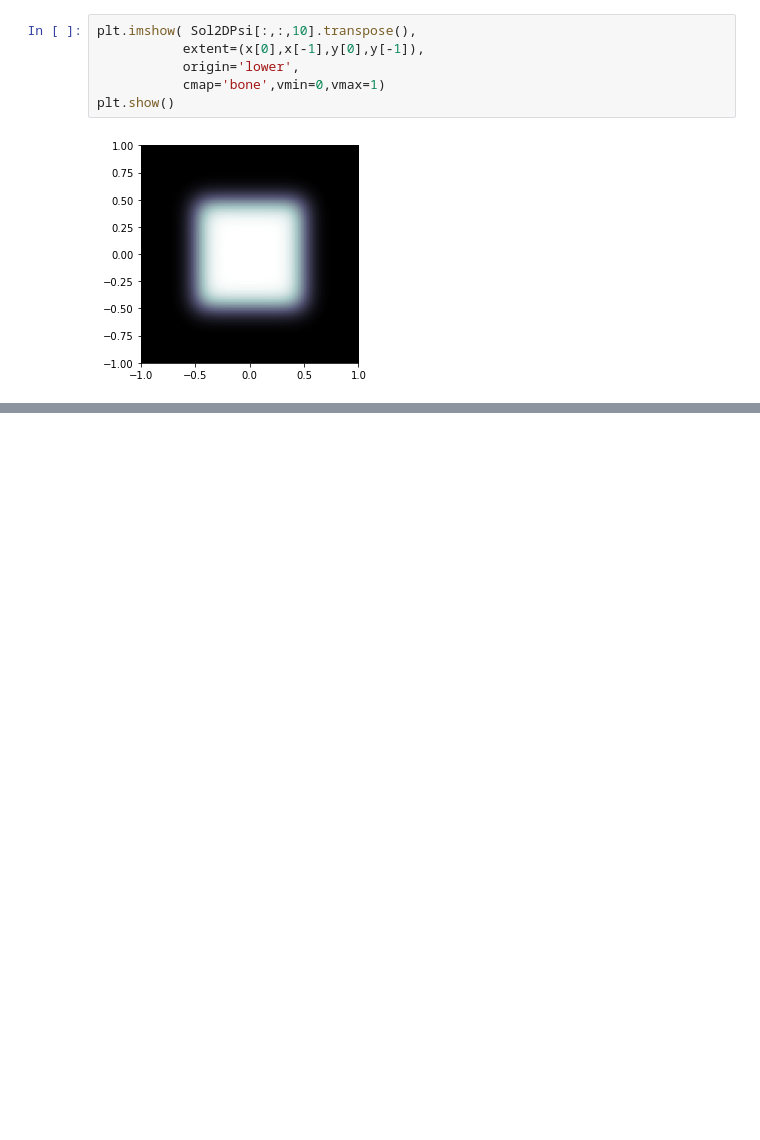
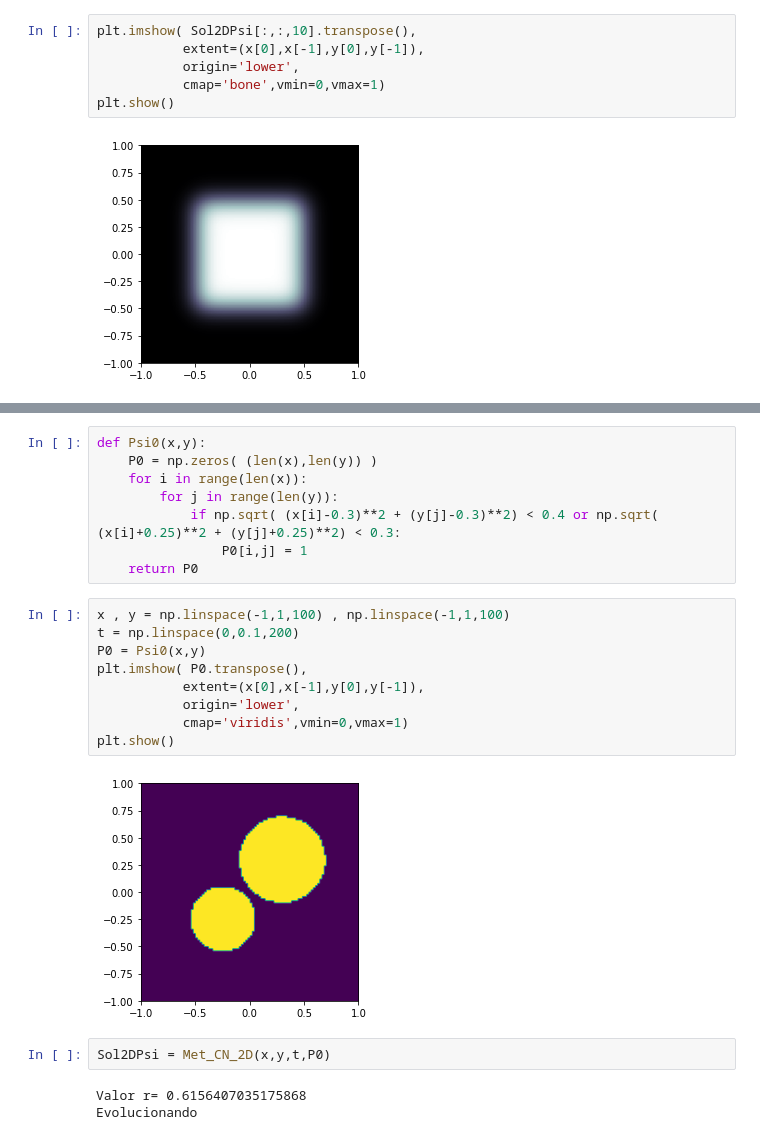
Before and after one commit to richmf/FisComp26-2, a Jupyter notebook: Metodo de CN 2D (Clase 21-22).ipynb, the cells around one changed output, grey strips where cells are left out. Cells and saved outputs as stored; diff of their text form; blank space fills up the shorter version.

```diff
--- a/Metodo de CN 2D (Clase 21-22).ipynb
+++ b/Metodo de CN 2D (Clase 21-22).ipynb
@@ -111,3 +111,27 @@ HTML(animacion.to_html5_video()) # Usar esta linea si tengo compresor de video
 #HTML(animacion.to_jshtml()) # Usar esta linea si NO tengo compresor de video
 # %% [output]
 [interactive output not drawn]
+# %%
+def Psi0(x,y):
+    P0 = np.zeros( (len(x),len(y)) )
+    for i in range(len(x)):
+        for j in range(len(y)):
+            if np.sqrt( (x[i]-0.3)**2 + (y[j]-0.3)**2) < 0.4 or np.sqrt( (x[i]+0.25)**2 + (y[j]+0.25)**2) < 0.3:
+                P0[i,j] = 1
+    return P0
+# %%
+x , y = np.linspace(-1,1,100) , np.linspace(-1,1,100)
+t = np.linspace(0,0.1,200)
+P0 = Psi0(x,y)
+plt.imshow( P0.transpose(),
+           extent=(x[0],x[-1],y[0],y[-1]),
+           origin='lower',
+           cmap='viridis',vmin=0,vmax=1)
+plt.show()
+# %% [output]
+[figure, added]
+# %%
+Sol2DPsi = Met_CN_2D(x,y,t,P0)
+# %% [output]
+Valor r= 0.6156407035175868
+Evolucionando
```
Also changed, not shown: parts of 13 cells of this notebook.
